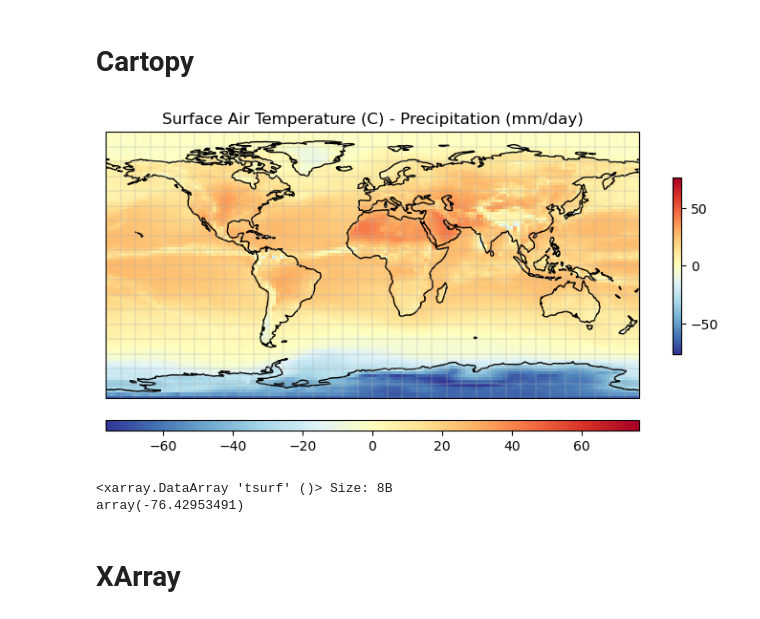
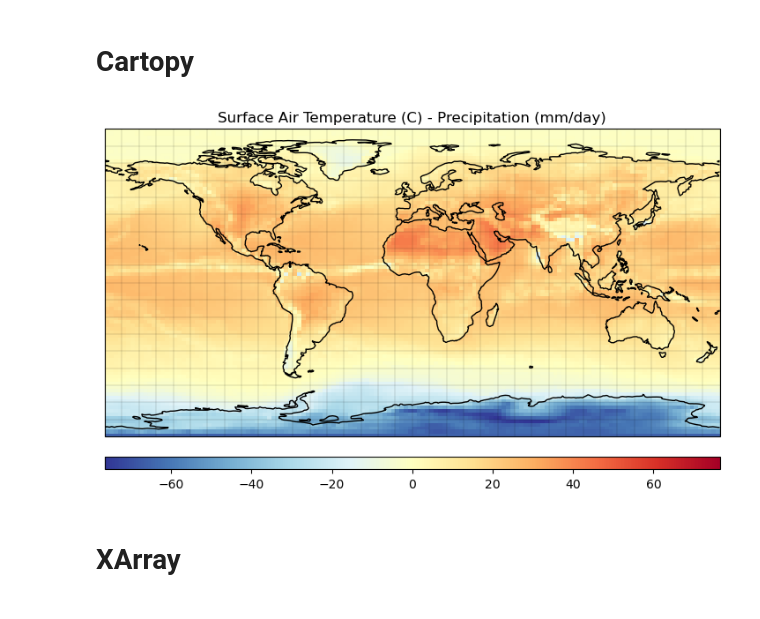
Before and after one commit to soCromp/extreme, a Jupyter notebook: tuto.ipynb, the cells around one changed output. Cells and saved outputs as stored; diff of their text form; code cells hidden in the pictures.

Commit message:
xarray, finish plot

```diff
--- a/tuto.ipynb
+++ b/tuto.ipynb
@@ -28,31 +24,34 @@ Attributes:
 # %% [markdown]
 # Cartopy
 # %%
+import matplotlib.pyplot as plt
+import numpy as np
+from cartopy import crs as ccrs, feature as cfeature
 import matplotlib.ticker as mticker
 
-fig = plt.figure(figsize=(9,6)) #tsurf, prec
+# setting up the initial "canvas" we'll put the figure on
+fig = plt.figure(figsize=(9,6)) # figsize specifies shape of figure
+# what type of globe projection we want and where we want it centered:
 ax = plt.axes(projection=ccrs.PlateCarree(central_longitude=0))
-ax.coastlines()
-# ax.add_feature(cfeature.BORDERS, linewidth=0.3, edgecolor='black')
 
-gl = ax.gridlines(linewidth=0.3, edgecolor='black')
+# configure gridlines across the map
+gl = ax.gridlines(linewidth=0.1, color='black')
 # Set the interval for longitude and latitude gridlines
 gl.xlocator = mticker.FixedLocator(range(-180, 181, 10))  # Longitude every 10 degrees
 gl.ylocator = mticker.FixedLocator(range(-90, 91, 10))    # Latitude every 10 degrees
 
-cf = (ds['tsurf']-ds['prec']).plot(ax=ax, #transform=ccrs.Robinson(),
-    # vmin=2, vmax=30,
-    cbar_kwargs={'shrink': 0.4}, cmap='RdYlBu_r',)
-plt.title('Surface Air Temperature (C) - Precipitation (mm/day)')
-cbar = plt.colorbar(cf, orientation='horizontal', pad=0.05, aspect=50)
-fig
+ax.coastlines() # coastlines
+
+# put our actual data on the plot:
+cbar_kwargs = {'orientation':'horizontal', 'pad':0.05, 'aspect':50} # visual options for colorbar
+# plotting the data on the graph (ax), with RdYlBu_r color scale and colorbar options
+cf = (ds['tsurf']-ds['prec']).plot(ax=ax, cmap='RdYlBu_r', cbar_kwargs=cbar_kwargs)
+
+plt.title('Surface Air Temperature (C) - Precipitation (mm/day)') # title
+plt.savefig('plot.png') # if you want to save to image on disk
+fig # display figure
 # %% [output]
-[figure, old version]
+[figure, new version]
-# %%
-ds['tsurf'].min()
-# %% [output]
-<xarray.DataArray 'tsurf' ()> Size: 8B
-array(-76.42953491)
 # %% [markdown]
 # XArray
 # %% [markdown]
```
Also changed, not shown: parts of 3 cells of this notebook.
